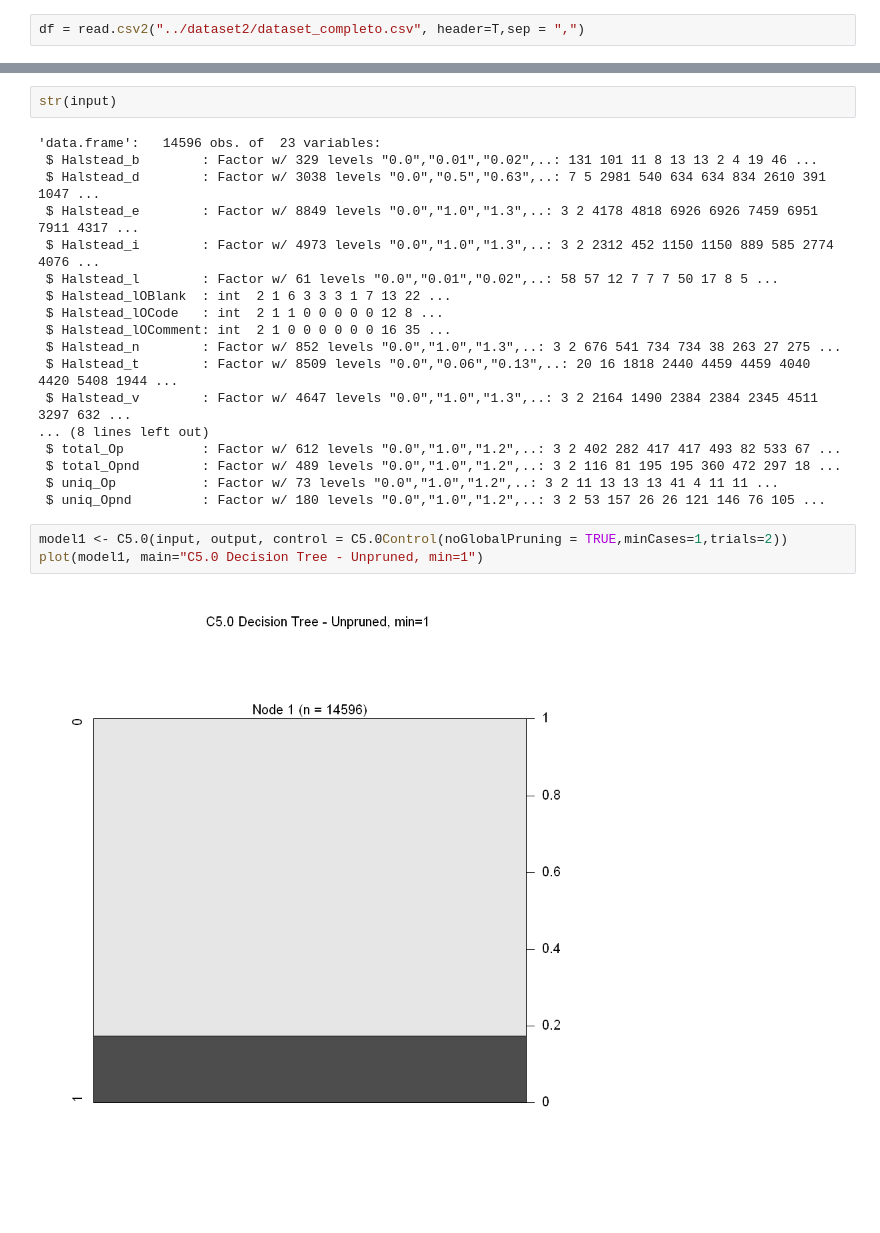
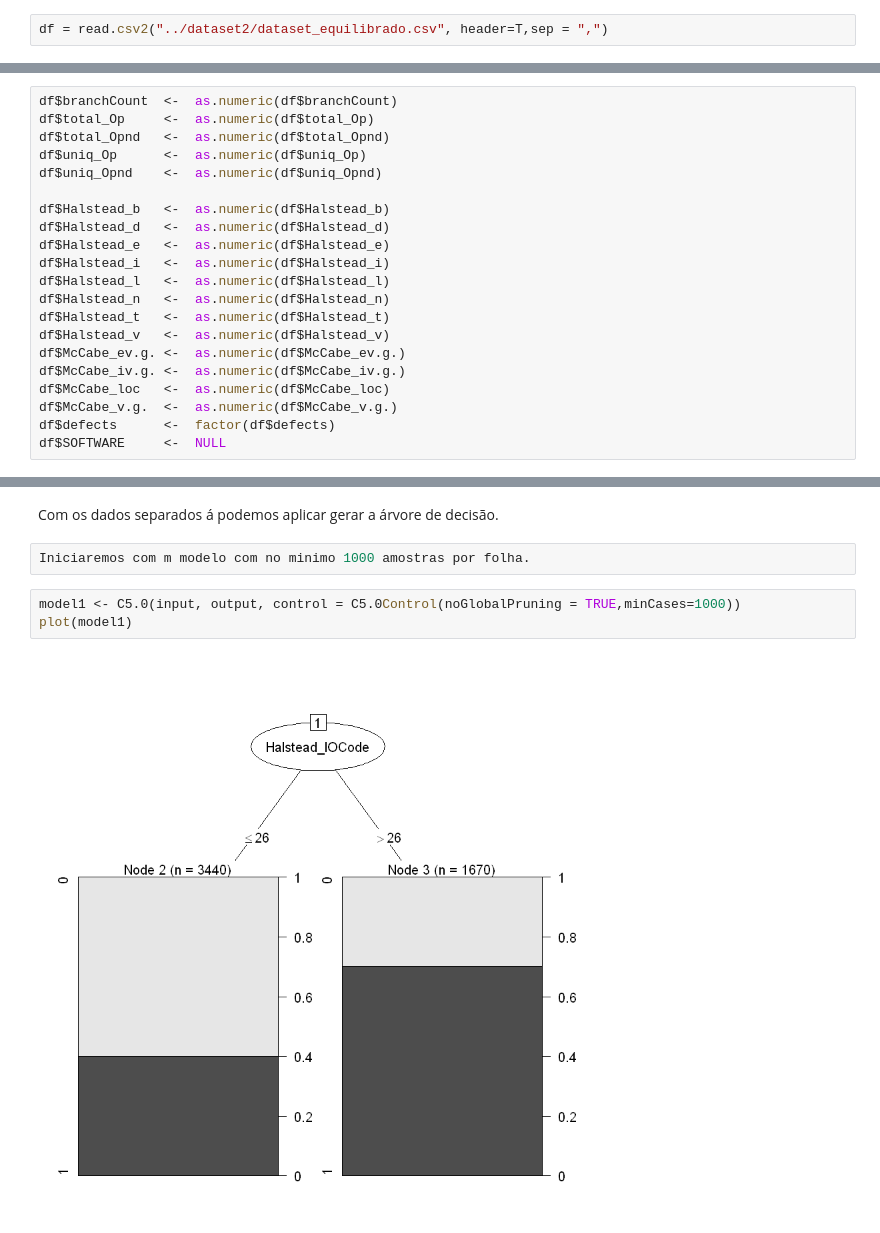
Before and after one commit to Pssales/Data-Science-Project, a Jupyter notebook: eda/Arvores.ipynb, the cells around one changed output, grey strips where cells are left out. Saved outputs shown, nothing was run; the diff lists cells and outputs as text; blank space fills up the shorter version.

```diff
--- a/eda/Arvores.ipynb
+++ b/eda/Arvores.ipynb
@@ -1,5 +12,5 @@
 # %%
-df = read.csv2("../dataset2/dataset_completo.csv", header=T,sep = ",")
+df = read.csv2("../dataset2/dataset_equilibrado.csv", header=T,sep = ",")
 # %%
 str(df)
 # %% [output]
@@ -22,0 +36,21 @@ str(df)
+# %%
+df$branchCount  <-  as.numeric(df$branchCount)
+df$total_Op     <-  as.numeric(df$total_Op)
+df$total_Opnd   <-  as.numeric(df$total_Opnd)
+df$uniq_Op      <-  as.numeric(df$uniq_Op)
+df$uniq_Opnd    <-  as.numeric(df$uniq_Opnd)
+
+df$Halstead_b   <-  as.numeric(df$Halstead_b)
+df$Halstead_d   <-  as.numeric(df$Halstead_d)
+df$Halstead_e   <-  as.numeric(df$Halstead_e)
+df$Halstead_i   <-  as.numeric(df$Halstead_i)
+df$Halstead_l   <-  as.numeric(df$Halstead_l)
+df$Halstead_n   <-  as.numeric(df$Halstead_n)
+df$Halstead_t   <-  as.numeric(df$Halstead_t)
+df$Halstead_v   <-  as.numeric(df$Halstead_v)
+df$McCabe_ev.g. <-  as.numeric(df$McCabe_ev.g.)
+df$McCabe_iv.g. <-  as.numeric(df$McCabe_iv.g.)
+df$McCabe_loc   <-  as.numeric(df$McCabe_loc)
+df$McCabe_v.g.  <-  as.numeric(df$McCabe_v.g.)
+df$defects      <-  factor(df$defects)
+df$SOFTWARE     <-  NULL
@@ -26,28 +60,12 @@ df[,'defects'] <- as.factor(df[,'defects'])
 output <- df[["defects"]]
 df$defects <- NULL
 input <- df
-# %%
-str(input)
-# %% [output]
-'data.frame':   14596 obs. of  23 variables:
- $ Halstead_b        : Factor w/ 329 levels "0.0","0.01","0.02",..: 131 101 11 8 13 13 2 4 19 46 ...
- $ Halstead_d        : Factor w/ 3038 levels "0.0","0.5","0.63",..: 7 5 2981 540 634 634 834 2610 391 1047 ...
- $ Halstead_e        : Factor w/ 8849 levels "0.0","1.0","1.3",..: 3 2 4178 4818 6926 6926 7459 6951 7911 4317 ...
- $ Halstead_i        : Factor w/ 4973 levels "0.0","1.0","1.3",..: 3 2 2312 452 1150 1150 889 585 2774 4076 ...
- $ Halstead_l        : Factor w/ 61 levels "0.0","0.01","0.02",..: 58 57 12 7 7 7 50 17 8 5 ...
- $ Halstead_lOBlank  : int  2 1 6 3 3 3 1 7 13 22 ...
- $ Halstead_lOCode   : int  2 1 1 0 0 0 0 0 12 8 ...
- $ Halstead_lOComment: int  2 1 0 0 0 0 0 0 16 35 ...
- $ Halstead_n        : Factor w/ 852 levels "0.0","1.0","1.3",..: 3 2 676 541 734 734 38 263 27 275 ...
- $ Halstead_t        : Factor w/ 8509 levels "0.0","0.06","0.13",..: 20 16 1818 2440 4459 4459 4040 4420 5408 1944 ...
- $ Halstead_v        : Factor w/ 4647 levels "0.0","1.0","1.3",..: 3 2 2164 1490 2384 2384 2345 4511 3297 632 ...
-... (8 lines left out)
- $ total_Op          : Factor w/ 612 levels "0.0","1.0","1.2",..: 3 2 402 282 417 417 493 82 533 67 ...
- $ total_Opnd        : Factor w/ 489 levels "0.0","1.0","1.2",..: 3 2 116 81 195 195 360 472 297 18 ...
- $ uniq_Op           : Factor w/ 73 levels "0.0","1.0","1.2",..: 3 2 11 13 13 13 41 4 11 11 ...
- $ uniq_Opnd         : Factor w/ 180 levels "0.0","1.0","1.2",..: 3 2 53 157 26 26 121 146 76 105 ...
+# %% [markdown]
+Com os dados separados á podemos aplicar gerar a árvore de decisão.
+# %%
+Iniciaremos com m modelo com no minimo 1000 amostras por folha.
 # %%
-model1 <- C5.0(input, output, control = C5.0Control(noGlobalPruning = TRUE,minCases=1,trials=2))
-plot(model1, main="C5.0 Decision Tree - Unpruned, min=1")
+model1 <- C5.0(input, output, control = C5.0Control(noGlobalPruning = TRUE,minCases=1000))
+plot(model1)
 # %% [output]
-[figure, old version]
+[figure, new version]
```
Also changed, not shown: parts of 19 cells of this notebook.
